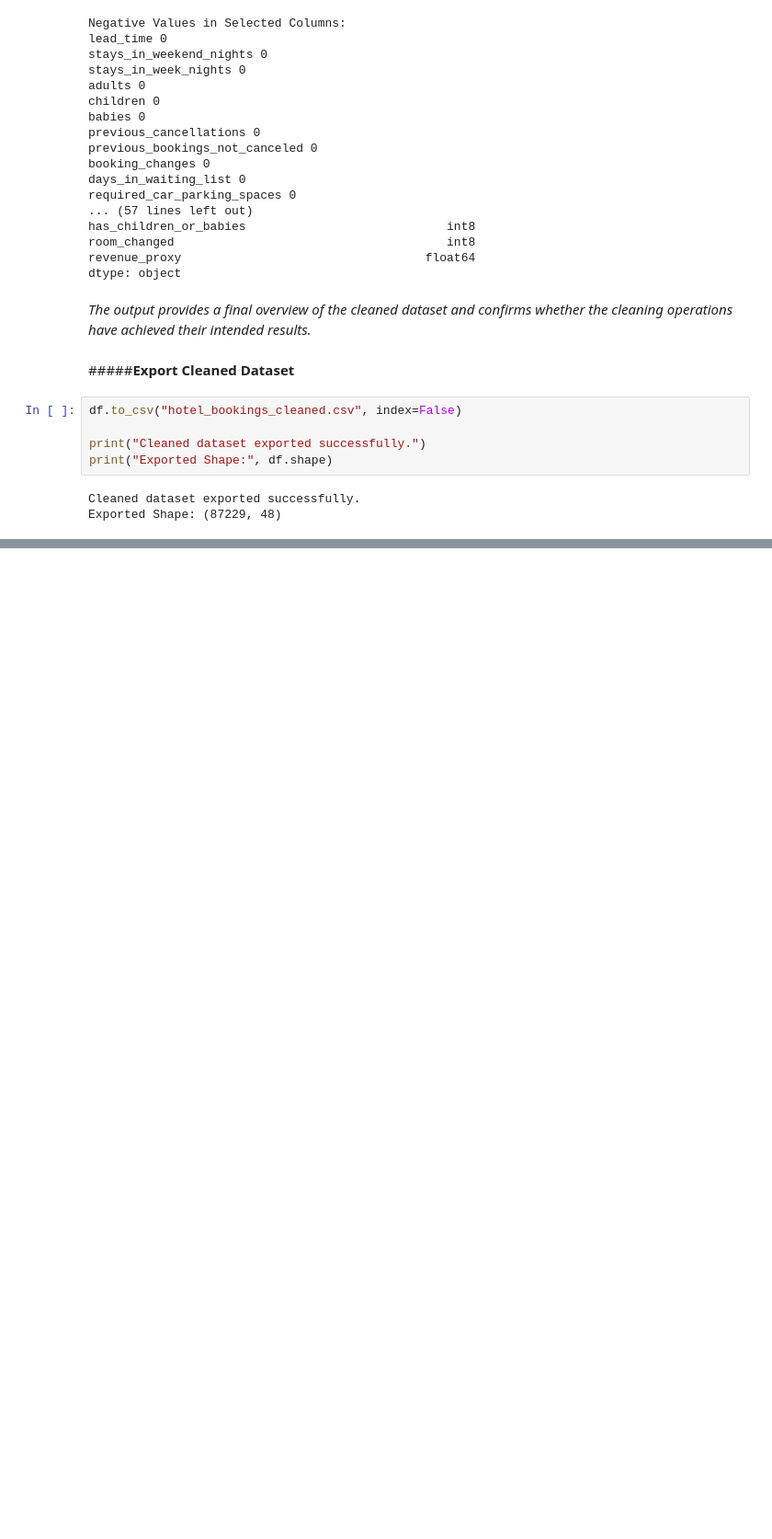
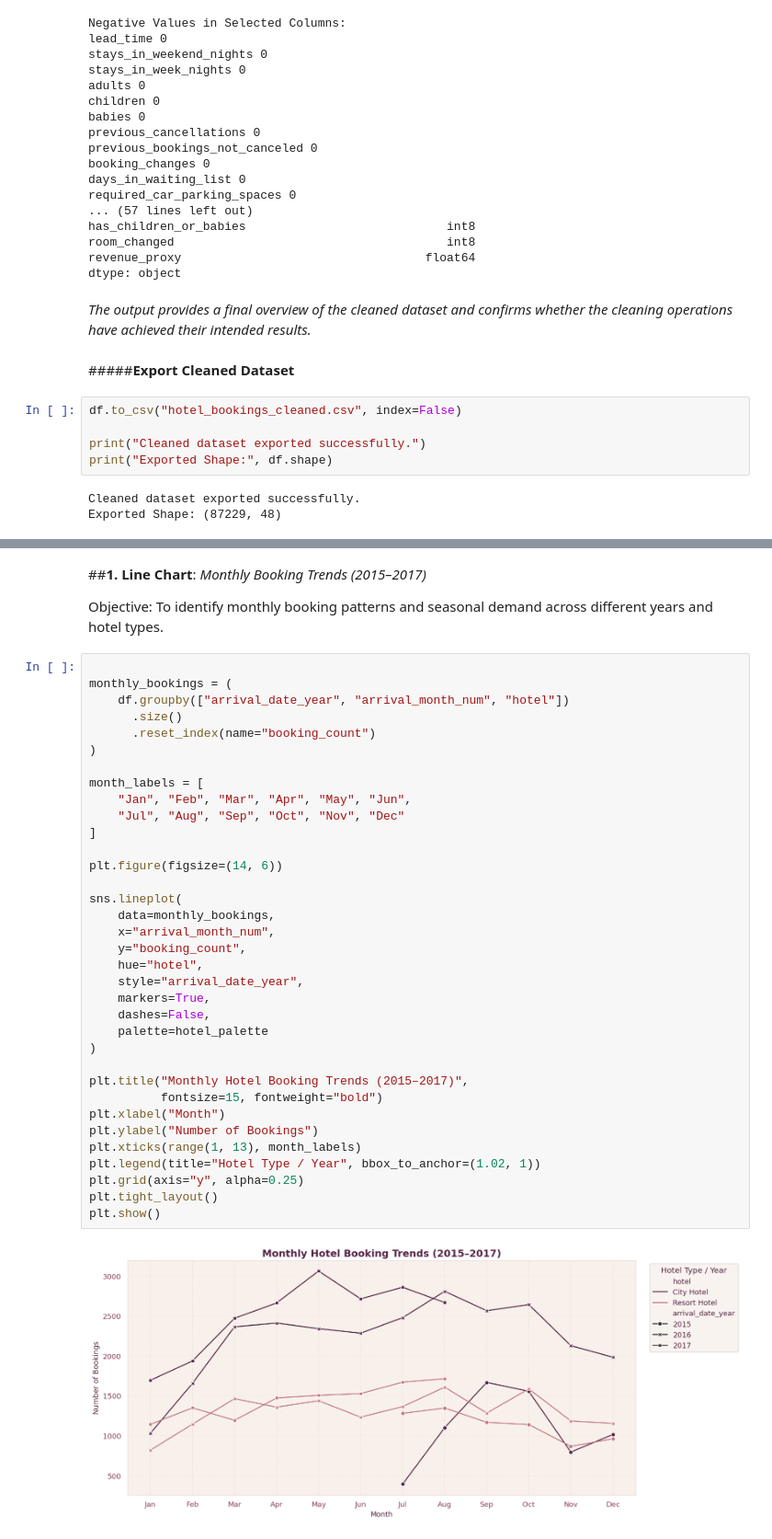
Before and after one commit to Gayathri-sp18/LuxeStay-Analytics, a Jupyter notebook: Hotel_Booking_Analysis.ipynb, the cells around one changed output, grey strips where cells are left out. Shown at 92% size. Saved outputs shown, nothing was run; the diff lists cells and outputs as text; blank space fills up the shorter version.

```diff
--- a/Hotel_Booking_Analysis.ipynb
+++ b/Hotel_Booking_Analysis.ipynb
@@ -811,0 +1022,42 @@ Exported Shape: (87229, 48)
+# %% [markdown]
+##**1. Line Chart**:
+*Monthly Booking Trends (2015–2017)*
+
+Objective: To identify monthly booking patterns and seasonal demand across different years and hotel types.
+# %%
+
+monthly_bookings = (
+    df.groupby(["arrival_date_year", "arrival_month_num", "hotel"])
+      .size()
+      .reset_index(name="booking_count")
+)
+
+month_labels = [
+    "Jan", "Feb", "Mar", "Apr", "May", "Jun",
+    "Jul", "Aug", "Sep", "Oct", "Nov", "Dec"
+]
+
+plt.figure(figsize=(14, 6))
+
+sns.lineplot(
+    data=monthly_bookings,
+    x="arrival_month_num",
+    y="booking_count",
+    hue="hotel",
+    style="arrival_date_year",
+    markers=True,
+    dashes=False,
+    palette=hotel_palette
+)
+
+plt.title("Monthly Hotel Booking Trends (2015–2017)",
+          fontsize=15, fontweight="bold")
+plt.xlabel("Month")
+plt.ylabel("Number of Bookings")
+plt.xticks(range(1, 13), month_labels)
+plt.legend(title="Hotel Type / Year", bbox_to_anchor=(1.02, 1))
+plt.grid(axis="y", alpha=0.25)
+plt.tight_layout()
+plt.show()
+# %% [output]
+[figure, added]
```
Also changed, not shown: parts of 55 cells of this notebook.
